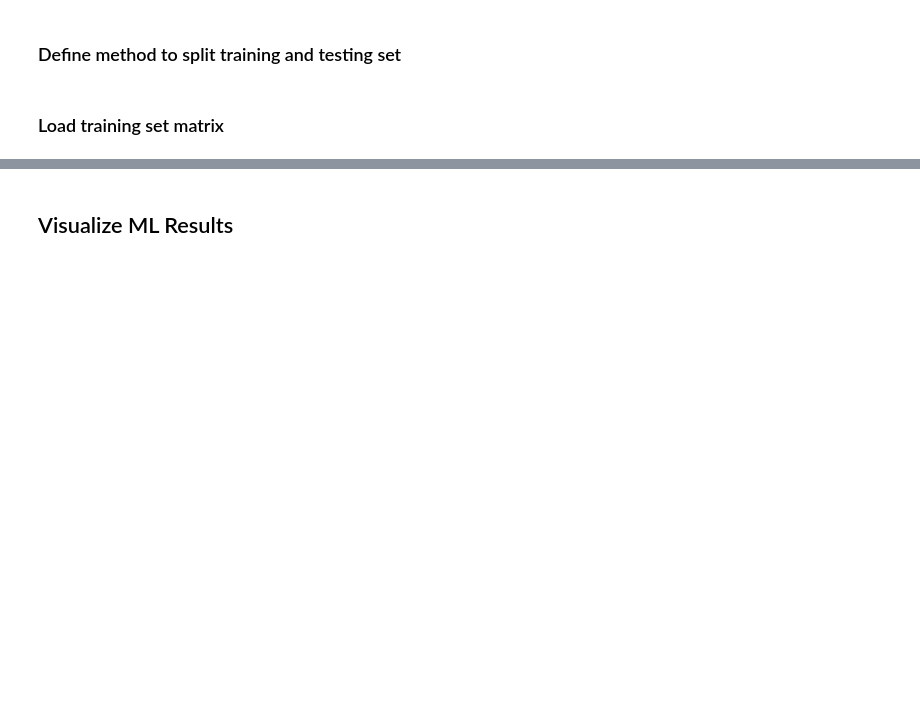
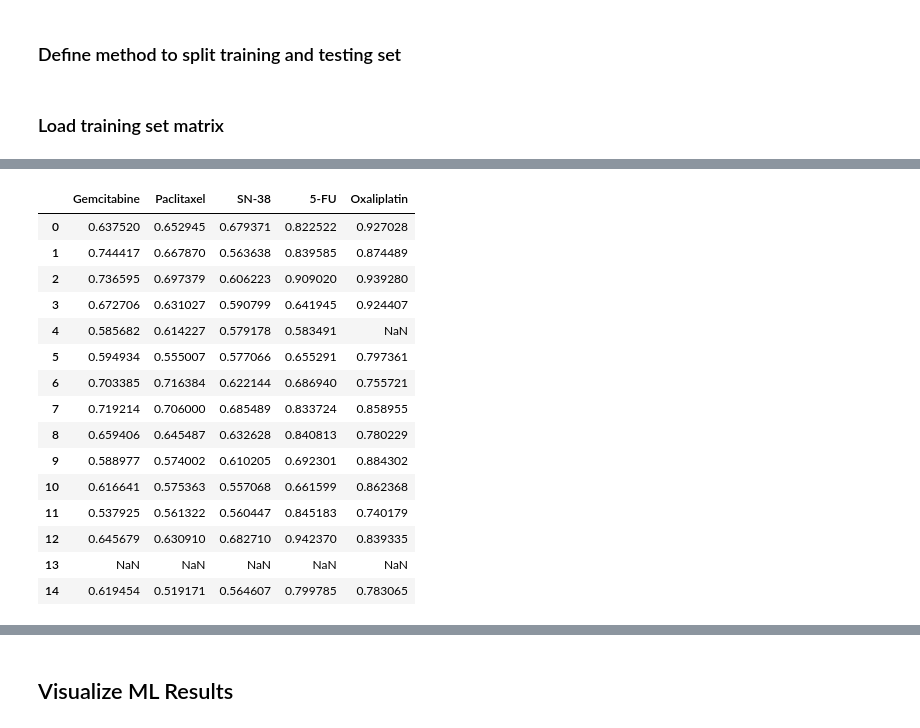
Before and after one commit to CodingBash/CNV-Clinical-Preprocessing, a Jupyter notebook: notebooks/Supervised Learning using CNLR COREs.ipynb, the cells around one changed output, grey strips where cells are left out. Cells and saved outputs as stored; diff of their text form; code cells hidden in the pictures; blank space fills up the shorter version.

```diff
--- a/notebooks/Supervised Learning using CNLR COREs.ipynb
+++ b/notebooks/Supervised Learning using CNLR COREs.ipynb
@@ -72,0 +98,19 @@ display(labeled_matrix_training_set.copy().head())
+# %%
+display(y.head(15))
+# %% [output]
+|  | Gemcitabine | Paclitaxel | SN-38 | 5-FU | Oxaliplatin |
+| 0 | 0.637520 | 0.652945 | 0.679371 | 0.822522 | 0.927028 |
+| 1 | 0.744417 | 0.667870 | 0.563638 | 0.839585 | 0.874489 |
+| 2 | 0.736595 | 0.697379 | 0.606223 | 0.909020 | 0.939280 |
+| 3 | 0.672706 | 0.631027 | 0.590799 | 0.641945 | 0.924407 |
+| 4 | 0.585682 | 0.614227 | 0.579178 | 0.583491 | NaN |
+| 5 | 0.594934 | 0.555007 | 0.577066 | 0.655291 | 0.797361 |
+| 6 | 0.703385 | 0.716384 | 0.622144 | 0.686940 | 0.755721 |
+| 7 | 0.719214 | 0.706000 | 0.685489 | 0.833724 | 0.858955 |
+| 8 | 0.659406 | 0.645487 | 0.632628 | 0.840813 | 0.780229 |
+| 9 | 0.588977 | 0.574002 | 0.610205 | 0.692301 | 0.884302 |
+| 10 | 0.616641 | 0.575363 | 0.557068 | 0.661599 | 0.862368 |
+| 11 | 0.537925 | 0.561322 | 0.560447 | 0.845183 | 0.740179 |
+| 12 | 0.645679 | 0.630910 | 0.682710 | 0.942370 | 0.839335 |
+| 13 | NaN | NaN | NaN | NaN | NaN |
+| 14 | 0.619454 | 0.519171 | 0.564607 | 0.799785 | 0.783065 |
```
Also changed, not shown: parts of 15 cells of this notebook, 2 other files.
